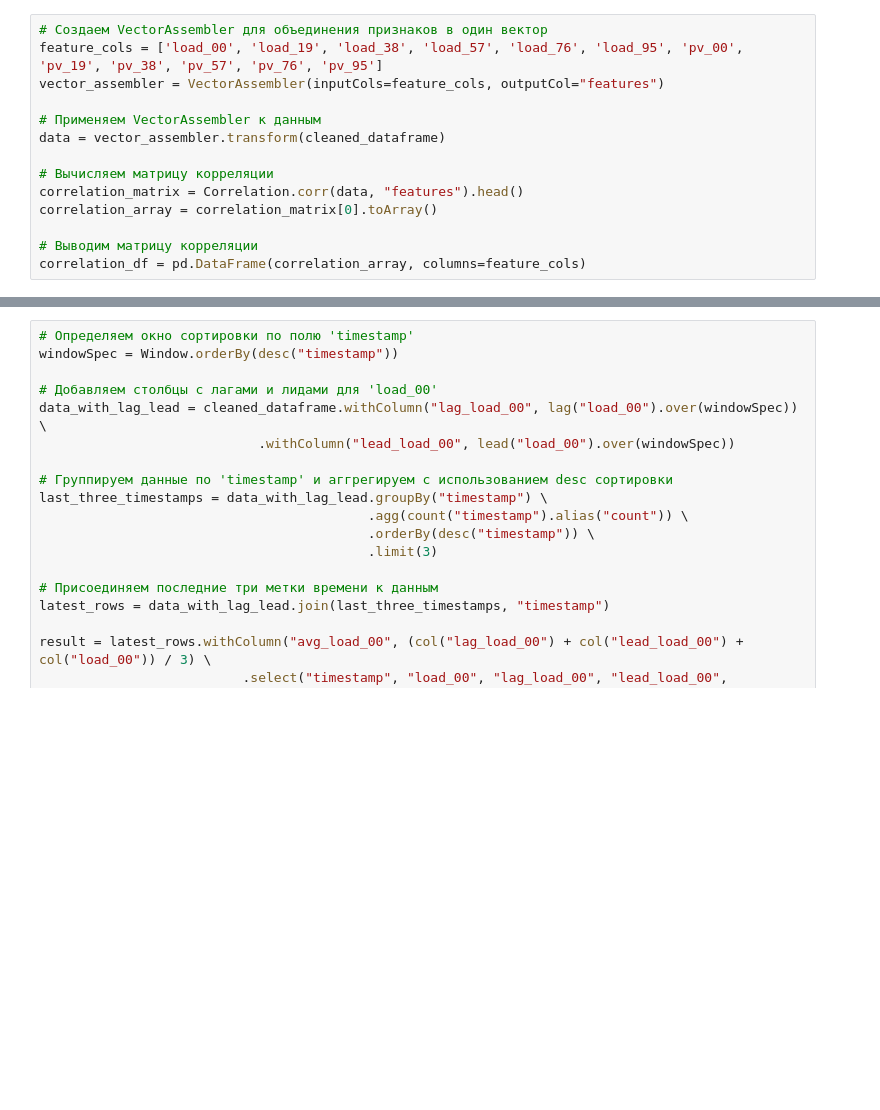
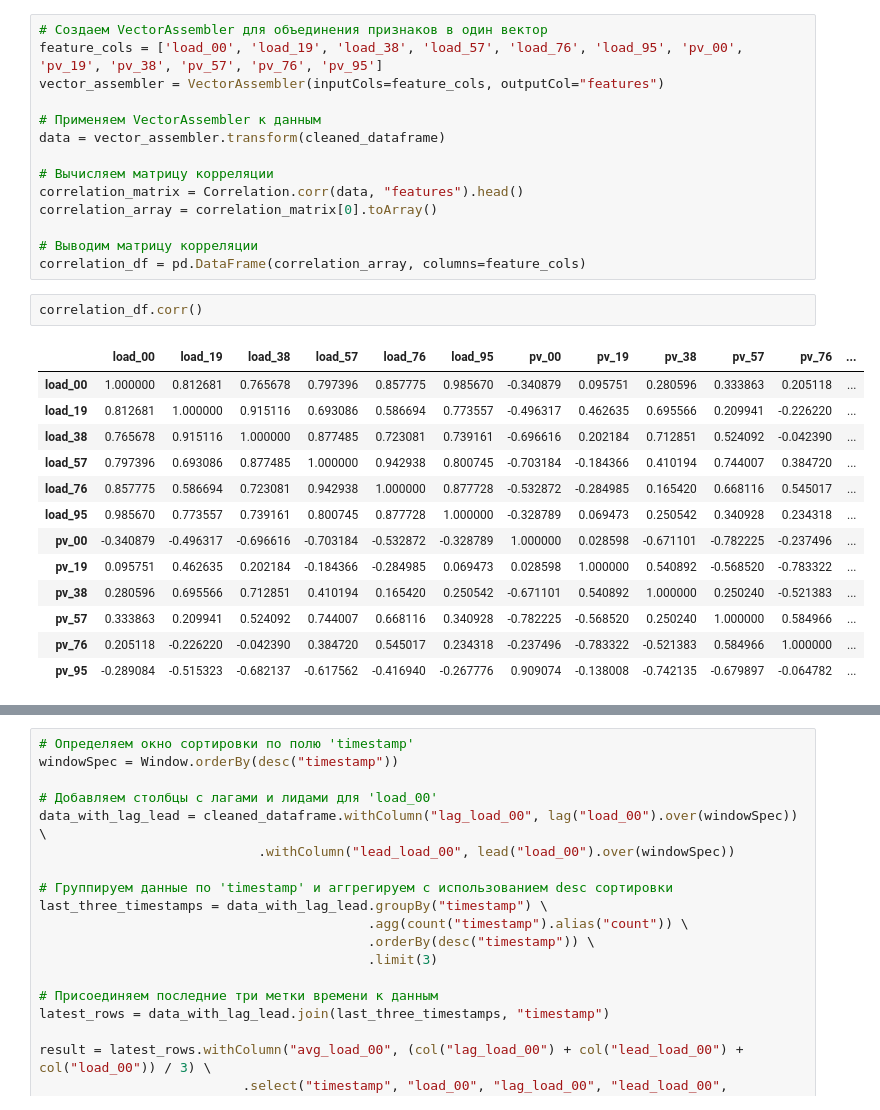
Before and after one commit to r0acho/SOBD2023, a Jupyter notebook: lab1.ipynb, the cells around one changed output, grey strips where cells are left out. Cells and saved outputs as stored; diff of their text form; blank space fills up the shorter version.

```diff
--- a/lab1.ipynb
+++ b/lab1.ipynb
@@ -311,6 +339,22 @@ correlation_array = correlation_matrix[0].toArray()
 
 # Выводим матрицу корреляции
 correlation_df = pd.DataFrame(correlation_array, columns=feature_cols)
+# %%
+correlation_df.corr()
+# %% [output]
+|  | load_00 | load_19 | load_38 | load_57 | load_76 | load_95 | pv_00 | pv_19 | pv_38 | pv_57 | pv_76 | ... |
+| load_00 | 1.000000 | 0.812681 | 0.765678 | 0.797396 | 0.857775 | 0.985670 | -0.340879 | 0.095751 | 0.280596 | 0.333863 | 0.205118 | ... |
+| load_19 | 0.812681 | 1.000000 | 0.915116 | 0.693086 | 0.586694 | 0.773557 | -0.496317 | 0.462635 | 0.695566 | 0.209941 | -0.226220 | ... |
+| load_38 | 0.765678 | 0.915116 | 1.000000 | 0.877485 | 0.723081 | 0.739161 | -0.696616 | 0.202184 | 0.712851 | 0.524092 | -0.042390 | ... |
+| load_57 | 0.797396 | 0.693086 | 0.877485 | 1.000000 | 0.942938 | 0.800745 | -0.703184 | -0.184366 | 0.410194 | 0.744007 | 0.384720 | ... |
+| load_76 | 0.857775 | 0.586694 | 0.723081 | 0.942938 | 1.000000 | 0.877728 | -0.532872 | -0.284985 | 0.165420 | 0.668116 | 0.545017 | ... |
+| load_95 | 0.985670 | 0.773557 | 0.739161 | 0.800745 | 0.877728 | 1.000000 | -0.328789 | 0.069473 | 0.250542 | 0.340928 | 0.234318 | ... |
+| pv_00 | -0.340879 | -0.496317 | -0.696616 | -0.703184 | -0.532872 | -0.328789 | 1.000000 | 0.028598 | -0.671101 | -0.782225 | -0.237496 | ... |
+| pv_19 | 0.095751 | 0.462635 | 0.202184 | -0.184366 | -0.284985 | 0.069473 | 0.028598 | 1.000000 | 0.540892 | -0.568520 | -0.783322 | ... |
+| pv_38 | 0.280596 | 0.695566 | 0.712851 | 0.410194 | 0.165420 | 0.250542 | -0.671101 | 0.540892 | 1.000000 | 0.250240 | -0.521383 | ... |
+| pv_57 | 0.333863 | 0.209941 | 0.524092 | 0.744007 | 0.668116 | 0.340928 | -0.782225 | -0.568520 | 0.250240 | 1.000000 | 0.584966 | ... |
+| pv_76 | 0.205118 | -0.226220 | -0.042390 | 0.384720 | 0.545017 | 0.234318 | -0.237496 | -0.783322 | -0.521383 | 0.584966 | 1.000000 | ... |
+| pv_95 | -0.289084 | -0.515323 | -0.682137 | -0.617562 | -0.416940 | -0.267776 | 0.909074 | -0.138008 | -0.742135 | -0.679897 | -0.064782 | ... |
 # %%
 # Строим тепловую карту корреляции с использованием Seaborn
 plt.figure(figsize=(12, 8))
```
Also changed, not shown: parts of 11 cells of this notebook.
